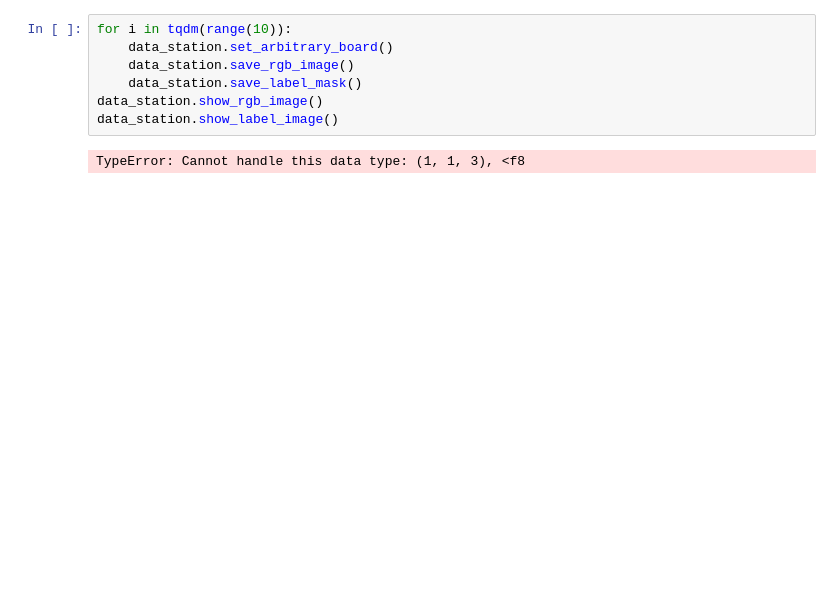
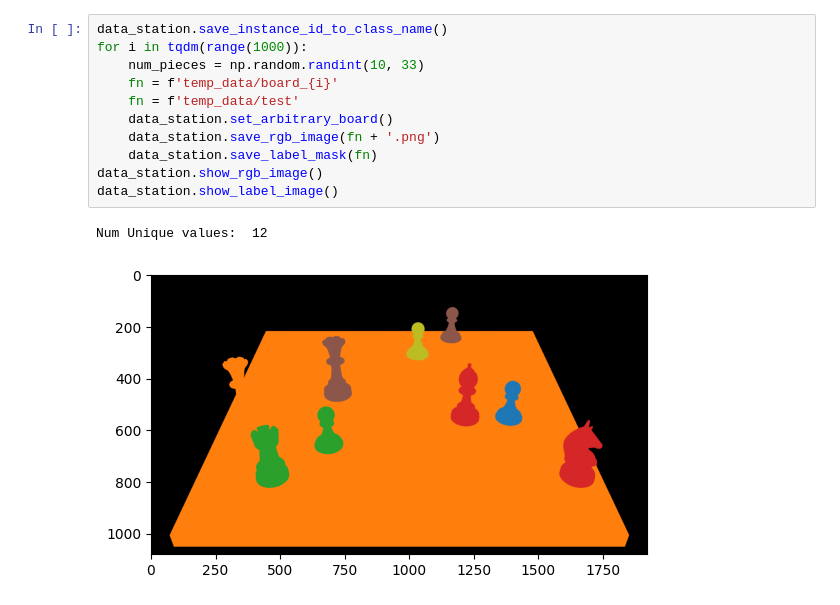
Before and after one commit to elchun/ChessBot, a Jupyter notebook: src/test_train.ipynb, the cells around one changed output. Drawn from its saved outputs; the diff is of its cells as text; blank space fills up the shorter version.

Commit message:
Add gitignore, document data gen

```diff
--- a/src/test_train.ipynb
+++ b/src/test_train.ipynb
@@ -17,9 +19,14 @@ data_station.show_rgb_image()
 # %%
-for i in tqdm(range(10)):
+data_station.save_instance_id_to_class_name()
+for i in tqdm(range(1000)):
+    num_pieces = np.random.randint(10, 33)
+    fn = f'temp_data/board_{i}'
+    fn = f'temp_data/test'
     data_station.set_arbitrary_board()
-    data_station.save_rgb_image()
-    data_station.save_label_mask()
+    data_station.save_rgb_image(fn + '.png')
+    data_station.save_label_mask(fn)
 data_station.show_rgb_image()
 data_station.show_label_image()
 # %% [output]
-TypeError: Cannot handle this data type: (1, 1, 3), <f8
+Num Unique values:  12
+[figure, added]
```
Also changed, not shown: parts of 5 cells of this notebook, 4 other files.
